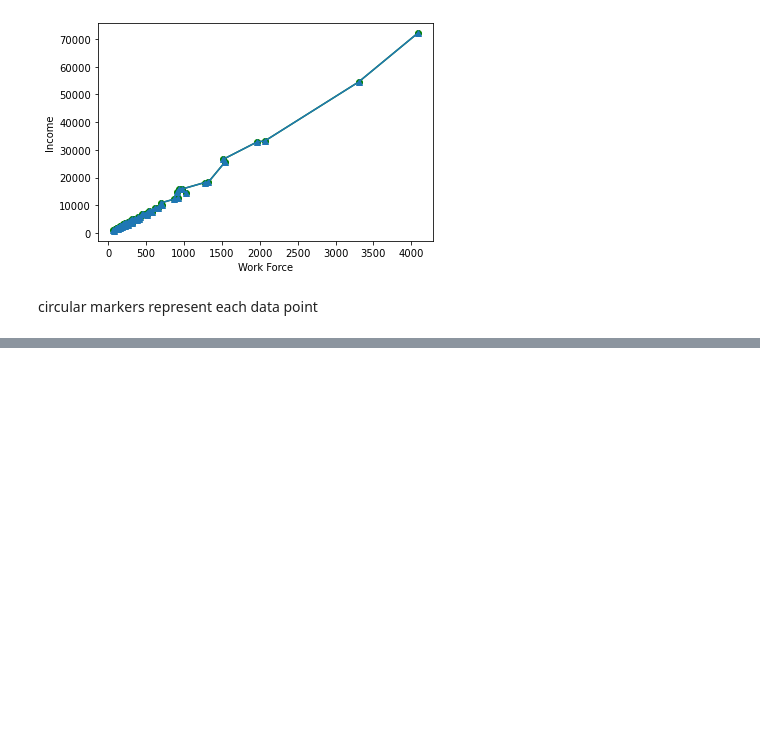
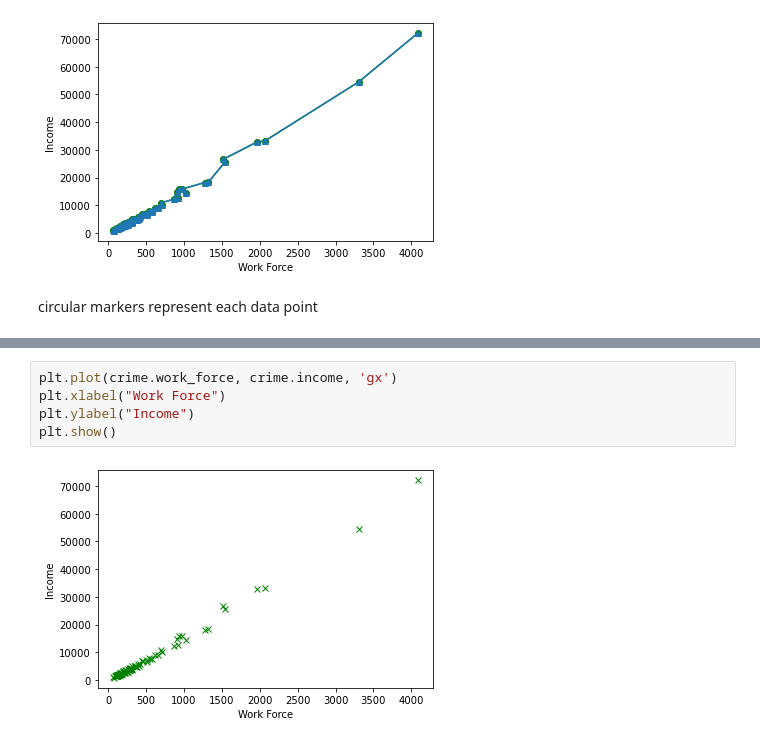
Before and after one commit to eniola-ajala/Data-Science-and-ML-for-beginners, a Jupyter notebook: Introduction to Data Visualization with Matplotlib.ipynb, the cells around one changed output, grey strips where cells are left out. Saved outputs shown, nothing was run; the diff lists cells and outputs as text; blank space fills up the shorter version.

```diff
--- a/Introduction to Data Visualization with Matplotlib.ipynb
+++ b/Introduction to Data Visualization with Matplotlib.ipynb
@@ -474,0 +507,7 @@ circular markers represent each data point
+# %%
+plt.plot(crime.work_force, crime.income, 'gx')
+plt.xlabel("Work Force")
+plt.ylabel("Income")
+plt.show()
+# %% [output]
+[figure, added]
```
Also changed, not shown: parts of 19 cells of this notebook, 1 other file.
